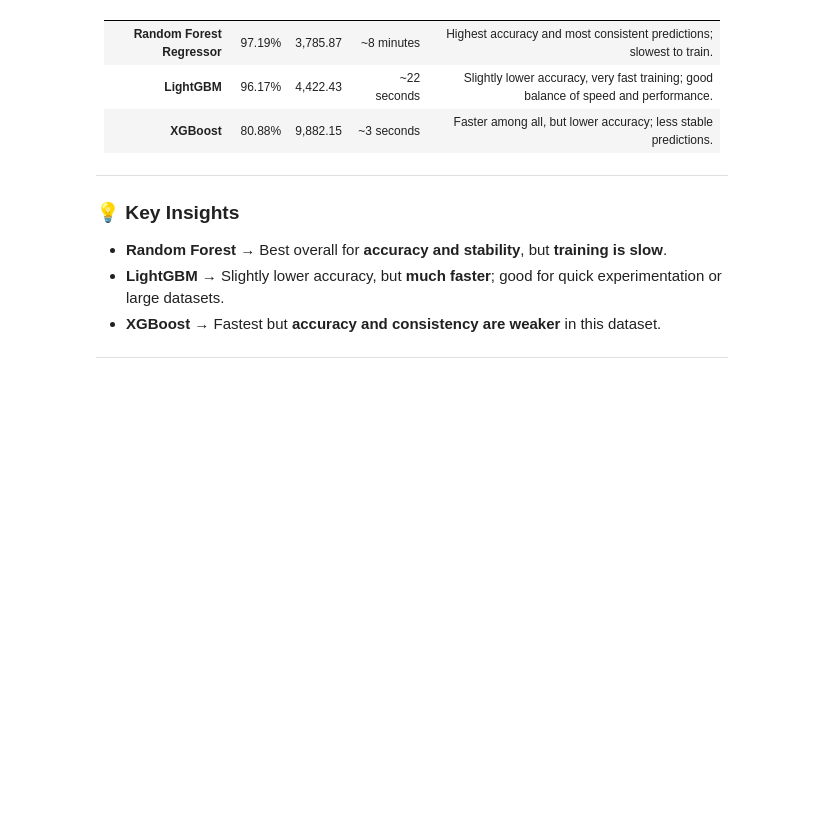
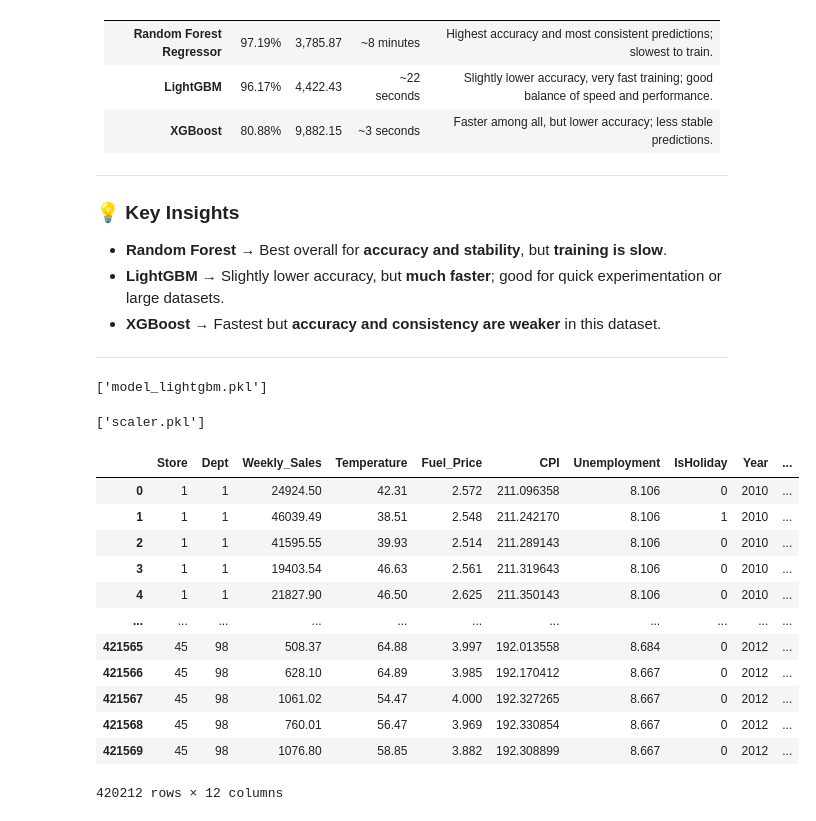
Before and after one commit to BUFONJOKER/DataScience-MachineLearning-internship, a Jupyter notebook: Task2/Task2wallmartsalesforecastingmodel.ipynb, the cells around one changed output. Saved outputs shown, nothing was run; the diff lists cells and outputs as text; code cells hidden in the pictures; blank space fills up the shorter version.

```diff
--- a/Task2/Task2wallmartsalesforecastingmodel.ipynb
+++ b/Task2/Task2wallmartsalesforecastingmodel.ipynb
@@ -1044,3 +1045,29 @@ for ax in axes:
 * **XGBoost** → Fastest but **accuracy and consistency are weaker** in this dataset.
 
 ---
+# %%
+import joblib
+
+joblib.dump(light_gbm,"model_lightgbm.pkl")
+# %% [output]
+['model_lightgbm.pkl']
+# %%
+joblib.dump(scaler, "scaler.pkl")
+# %% [output]
+['scaler.pkl']
+# %%
+df
+# %% [output]
+|  | Store | Dept | Weekly_Sales | Temperature | Fuel_Price | CPI | Unemployment | IsHoliday | Year | ... |
+| 0 | 1 | 1 | 24924.50 | 42.31 | 2.572 | 211.096358 | 8.106 | 0 | 2010 | ... |
+| 1 | 1 | 1 | 46039.49 | 38.51 | 2.548 | 211.242170 | 8.106 | 1 | 2010 | ... |
+| 2 | 1 | 1 | 41595.55 | 39.93 | 2.514 | 211.289143 | 8.106 | 0 | 2010 | ... |
+| 3 | 1 | 1 | 19403.54 | 46.63 | 2.561 | 211.319643 | 8.106 | 0 | 2010 | ... |
+| 4 | 1 | 1 | 21827.90 | 46.50 | 2.625 | 211.350143 | 8.106 | 0 | 2010 | ... |
+| ... | ... | ... | ... | ... | ... | ... | ... | ... | ... | ... |
+| 421565 | 45 | 98 | 508.37 | 64.88 | 3.997 | 192.013558 | 8.684 | 0 | 2012 | ... |
+| 421566 | 45 | 98 | 628.10 | 64.89 | 3.985 | 192.170412 | 8.667 | 0 | 2012 | ... |
+| 421567 | 45 | 98 | 1061.02 | 54.47 | 4.000 | 192.327265 | 8.667 | 0 | 2012 | ... |
+| 421568 | 45 | 98 | 760.01 | 56.47 | 3.969 | 192.330854 | 8.667 | 0 | 2012 | ... |
+| 421569 | 45 | 98 | 1076.80 | 58.85 | 3.882 | 192.308899 | 8.667 | 0 | 2012 | ... |
+420212 rows × 12 columns
```
Also changed, not shown: parts of 5 cells of this notebook, 3 other files.
